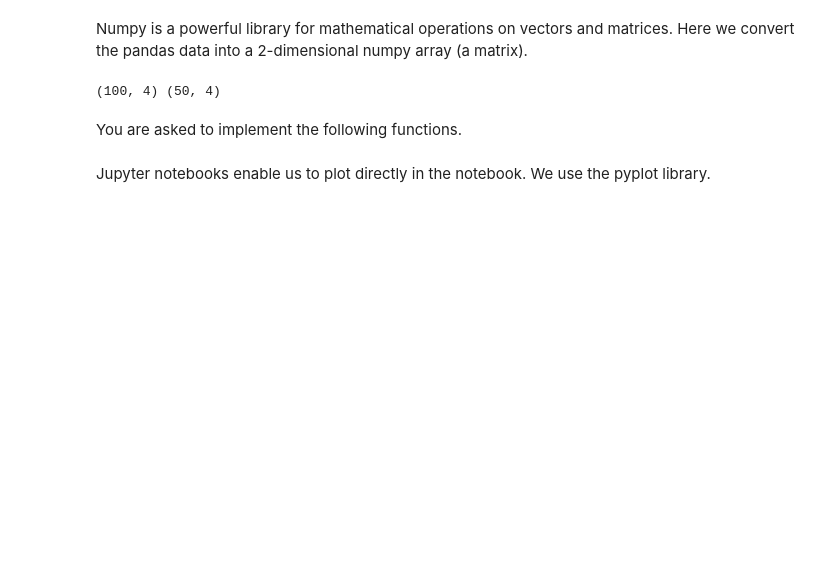
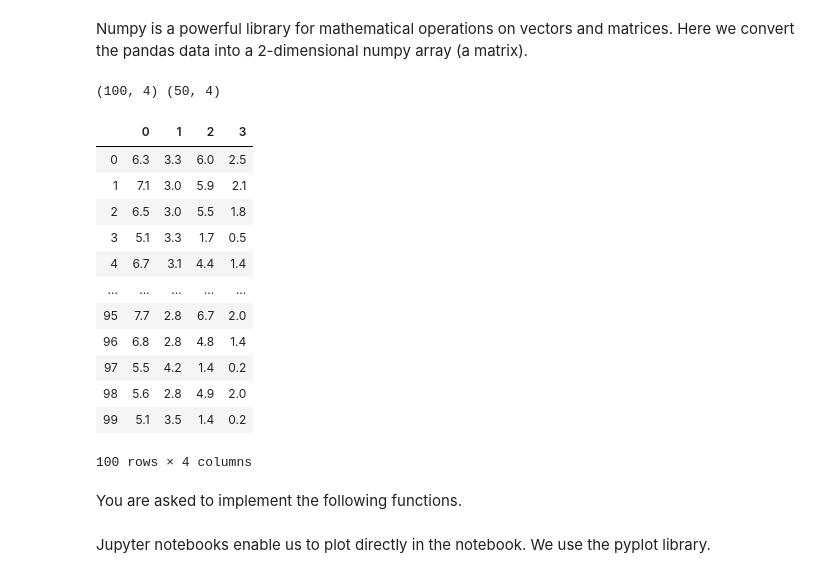
Before and after one commit to MorganStremick/ics235, a Jupyter notebook: hw1.ipynb, the cells around one changed output. Drawn from its saved outputs; the diff is of its cells as text; code cells hidden in the pictures; blank space fills up the shorter version.

```diff
--- a/hw1.ipynb
+++ b/hw1.ipynb
@@ -46,6 +63,22 @@ Xtest  = X[100:,:]
 print(Xtrain.shape, Xtest.shape)
 # %% [output]
 (100, 4) (50, 4)
+# %%
+pd.DataFrame(Xtrain)
+# %% [output]
+|  | 0 | 1 | 2 | 3 |
+| 0 | 6.3 | 3.3 | 6.0 | 2.5 |
+| 1 | 7.1 | 3.0 | 5.9 | 2.1 |
+| 2 | 6.5 | 3.0 | 5.5 | 1.8 |
+| 3 | 5.1 | 3.3 | 1.7 | 0.5 |
+| 4 | 6.7 | 3.1 | 4.4 | 1.4 |
+| ... | ... | ... | ... | ... |
+| 95 | 7.7 | 2.8 | 6.7 | 2.0 |
+| 96 | 6.8 | 2.8 | 4.8 | 1.4 |
+| 97 | 5.5 | 4.2 | 1.4 | 0.2 |
+| 98 | 5.6 | 2.8 | 4.9 | 2.0 |
+| 99 | 5.1 | 3.5 | 1.4 | 0.2 |
+100 rows × 4 columns
 # %% [markdown]
 You are asked to implement the following functions.
 # %%
```
Also changed, not shown: parts of 10 cells of this notebook, 1 other file.
